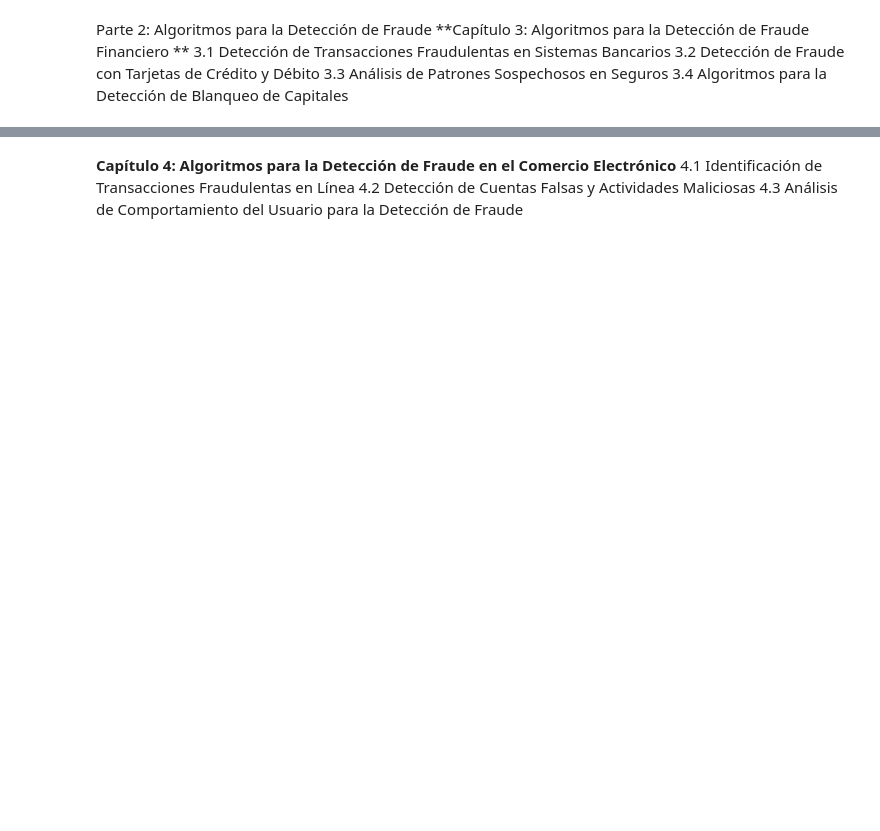
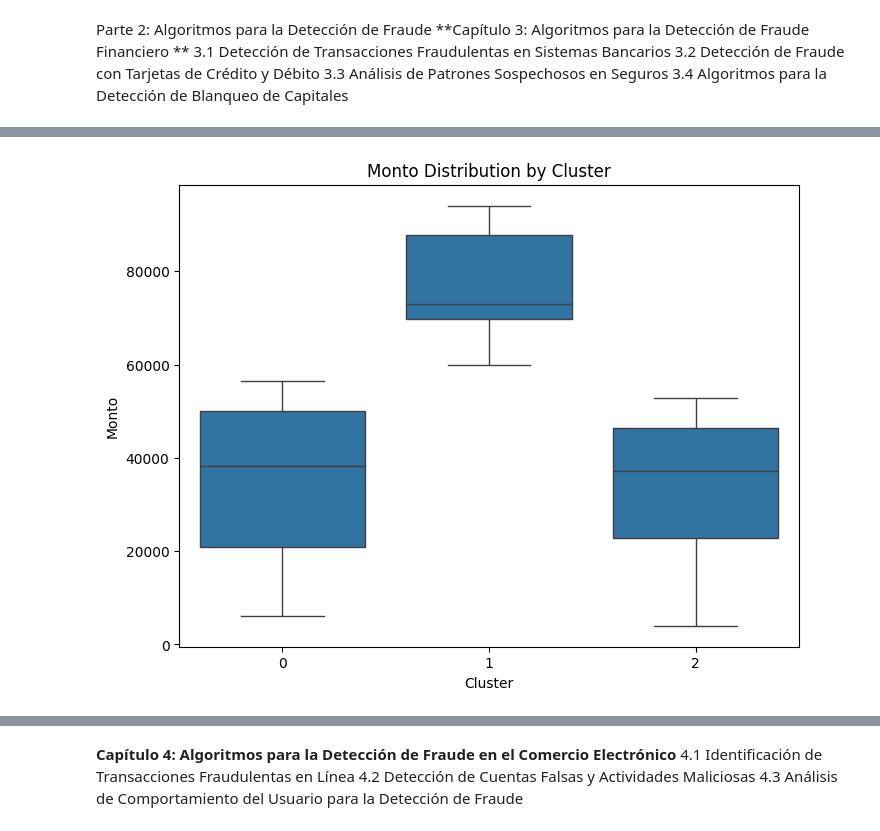
Before and after one commit to Viny2030/Libro_Algoritmos_contra_fraude_corrupcion, a Jupyter notebook: fraude.ipynb, the cells around one changed output, grey strips where cells are left out. Drawn from its saved outputs; the diff is of its cells as text; code cells hidden in the pictures; blank space fills up the shorter version.

```diff
--- a/fraude.ipynb
+++ b/fraude.ipynb
@@ -1453,0 +297,91 @@ Transacciones con Montos Muy Similares (Distancia Euclídea Baja):
+# %%
+import pandas as pd
+from sklearn.feature_extraction.text import TfidfVectorizer
+from scipy.sparse import hstack
+import matplotlib.pyplot as plt
+import seaborn as sns
+from sklearn.cluster import KMeans
+from sklearn.preprocessing import StandardScaler
+
+# Load the data
+url = "https://raw.githubusercontent.com/Viny2030/Libro_Algoritmos_contra_fraude_corrupcion/refs/heads/main/fraude2.csv"
+df = pd.read_csv(url, header=0)
+
+# Filter out 'Aprobado' entries
+df = df[df['Estado'] != 'Aprobado']
+
+# Preprocessing
+df['Monto'].fillna(0, inplace=True)
+df['Descripcion'].fillna('', inplace=True)
+
+# Text Feature Extraction (TF-IDF)
+tfidf_vectorizer = TfidfVectorizer(max_features=1000)
+X_text = tfidf_vectorizer.fit_transform(df['Descripcion'])
+
+# Numerical Feature
+X_numeric = df[['Monto']]
+
+# Combine Text and Numerical Features
+X = hstack((X_text, X_numeric))
+
+# --- Analysis and Insights ---
+
+print("Data Overview (Excluding 'Aprobado'):")
+print(df)
+
+print("\nText Features (TF-IDF Matrix Shape):", X_text.shape)
+print("\nNumerical Features:\n", X_numeric)
+
+# Correlation Analysis (if you had a target variable)
+# Since we don't have a target, we'll analyze correlation within numerical features
+print("\nCorrelation Analysis (Monto):")
+print(df[['Monto']].corr())
+
+# Frequency Analysis of Words in 'Descripcion'
+from collections import Counter
+import re
+
+all_descriptions = ' '.join(df['Descripcion'].tolist())
+words = re.findall(r'\b\w+\b', all_descriptions.lower())  # Extract words
+word_counts = Counter(words)
+
+print("\nTop 10 Most Frequent Words:")
+for word, count in word_counts.most_common(10):
+    print(f"{word}: {count}")
+
+# Clustering Analysis (K-Means)
+from sklearn.preprocessing import StandardScaler
+from sklearn.cluster import KMeans
+
+# Scale numerical features for clustering
+scaler = StandardScaler()
+X_numeric_scaled = scaler.fit_transform(X_numeric)
+
+# Combine scaled numerical and TF-IDF features
+X_cluster = hstack((X_text, X_numeric_scaled))
+
+# Perform K-Means clustering
+kmeans = KMeans(n_clusters=3, random_state=42)  # Adjust n_clusters as needed
+df['Cluster'] = kmeans.fit_predict(X_cluster)
+
+print("\nClustering Results:")
+print(df[['Monto', 'Descripcion', 'Cluster']])
+
+# Visualization of Clusters (Monto vs. Cluster)
+plt.figure(figsize=(8, 6))
+sns.boxplot(x='Cluster', y='Monto', data=df)
+plt.title('Monto Distribution by Cluster')
+plt.show()
+
+# Visualization of Cluster Distribution
+plt.figure(figsize=(6, 4))
+sns.countplot(x='Cluster', data=df)
+plt.title('Cluster Distribution')
+plt.show()
+
+# Visualization of correlation Matrix
+plt.figure(figsize=(8, 6))
+sns.heatmap(df[['Monto']].corr(), annot=True, cmap='coolwarm')
+plt.title('Correlation Matrix')
+plt.show()
+# %% [output]
@@ -1453,0 +417 @@ Transacciones con Montos Muy Similares (Distancia Euclídea Baja):
+[figure, added]
```
Also changed, not shown: parts of 110 cells of this notebook.
